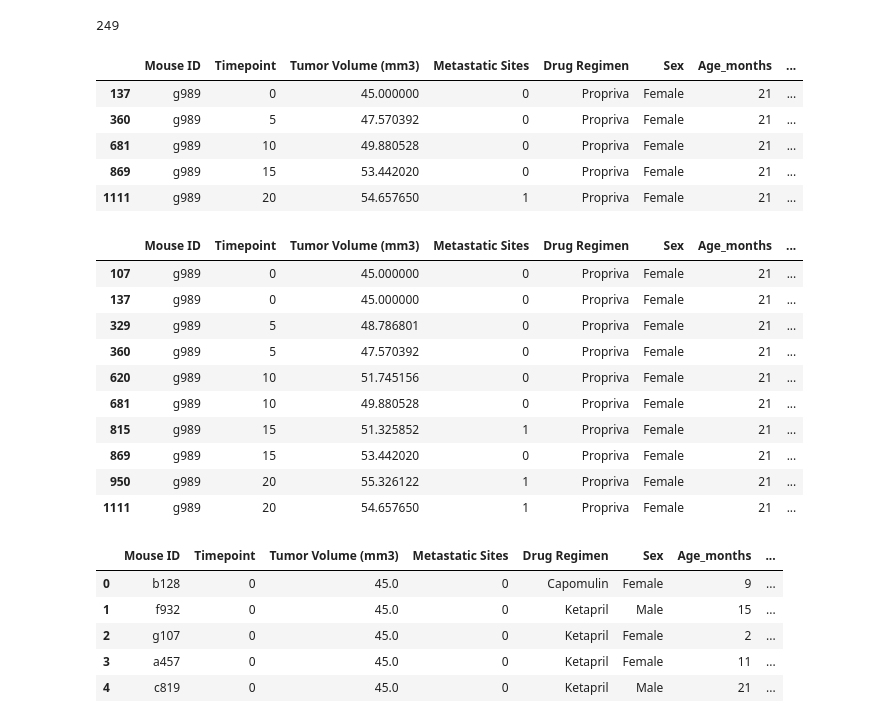
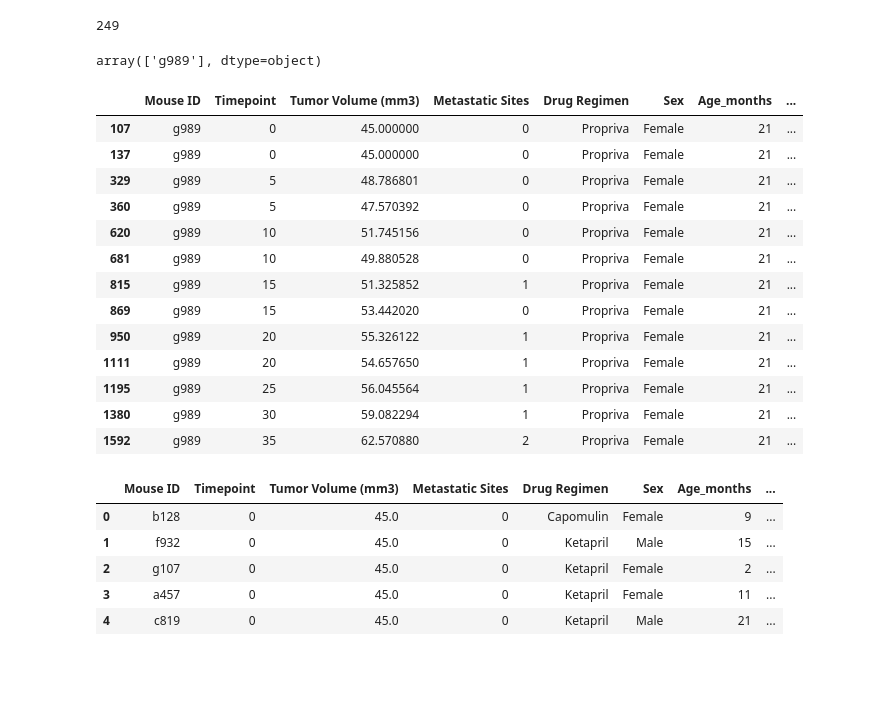
Before and after one commit to myoingco/Matplotlib-challenge, a Jupyter notebook: pymaceuticals.ipynb, the cells around one changed output. Drawn from its saved outputs; the diff is of its cells as text; code cells hidden in the pictures; blank space fills up the shorter version.

```diff
--- a/pymaceuticals.ipynb
+++ b/pymaceuticals.ipynb
@@ -37,33 +37,30 @@ total_mice = combined_data['Mouse ID'].nunique()
 print(total_mice)
 # %% [output]
 249
-# %%
-# Our data should be uniquely identified by Mouse ID and Timepoint
-# Get the duplicate mice by ID number that shows up for Mouse ID and Timepoint.
-id_dup = combined_data[combined_data.duplicated(["Mouse ID","Timepoint"])]
-id_dup
-# %% [output]
-|  | Mouse ID | Timepoint | Tumor Volume (mm3) | Metastatic Sites | Drug Regimen | Sex | Age_months | ... |
-| 137 | g989 | 0 | 45.000000 | 0 | Propriva | Female | 21 | ... |
-| 360 | g989 | 5 | 47.570392 | 0 | Propriva | Female | 21 | ... |
-| 681 | g989 | 10 | 49.880528 | 0 | Propriva | Female | 21 | ... |
-| 869 | g989 | 15 | 53.442020 | 0 | Propriva | Female | 21 | ... |
-| 1111 | g989 | 20 | 54.657650 | 1 | Propriva | Female | 21 | ... |
+# %%
+# Getting the duplicate mice by ID number that shows up for Mouse ID and Timepoint.
+id_duplicate = combined_data.loc[combined_data.duplicated(subset=['Mouse ID', 'Timepoint']),'Mouse ID'].unique()
+id_duplicate
+# %% [output]
+array(['g989'], dtype=object)
 # %%
 # Optional: Get all the data for the duplicate mouse ID.
-dup_mice = duplicate_mice.loc[duplicate_mice["Mouse ID"] == "g989", :]
-dup_mice
+duplicate_mice = combined_data.loc[combined_data["Mouse ID"] == "g989", :]
+duplicate_mice
 # %% [output]
 |  | Mouse ID | Timepoint | Tumor Volume (mm3) | Metastatic Sites | Drug Regimen | Sex | Age_months | ... |
 | 107 | g989 | 0 | 45.000000 | 0 | Propriva | Female | 21 | ... |
 | 137 | g989 | 0 | 45.000000 | 0 | Propriva | Female | 21 | ... |
 | 329 | g989 | 5 | 48.786801 | 0 | Propriva | Female | 21 | ... |
 | 360 | g989 | 5 | 47.570392 | 0 | Propriva | Female | 21 | ... |
 | 620 | g989 | 10 | 51.745156 | 0 | Propriva | Female | 21 | ... |
 | 681 | g989 | 10 | 49.880528 | 0 | Propriva | Female | 21 | ... |
 | 815 | g989 | 15 | 51.325852 | 1 | Propriva | Female | 21 | ... |
 | 869 | g989 | 15 | 53.442020 | 0 | Propriva | Female | 21 | ... |
 | 950 | g989 | 20 | 55.326122 | 1 | Propriva | Female | 21 | ... |
 | 1111 | g989 | 20 | 54.657650 | 1 | Propriva | Female | 21 | ... |
+| 1195 | g989 | 25 | 56.045564 | 1 | Propriva | Female | 21 | ... |
+| 1380 | g989 | 30 | 59.082294 | 1 | Propriva | Female | 21 | ... |
+| 1592 | g989 | 35 | 62.570880 | 2 | Propriva | Female | 21 | ... |
 # %%
 # Create a clean DataFrame by dropping the duplicate mouse by its ID.
```
Also changed, not shown: parts of 16 cells of this notebook.
